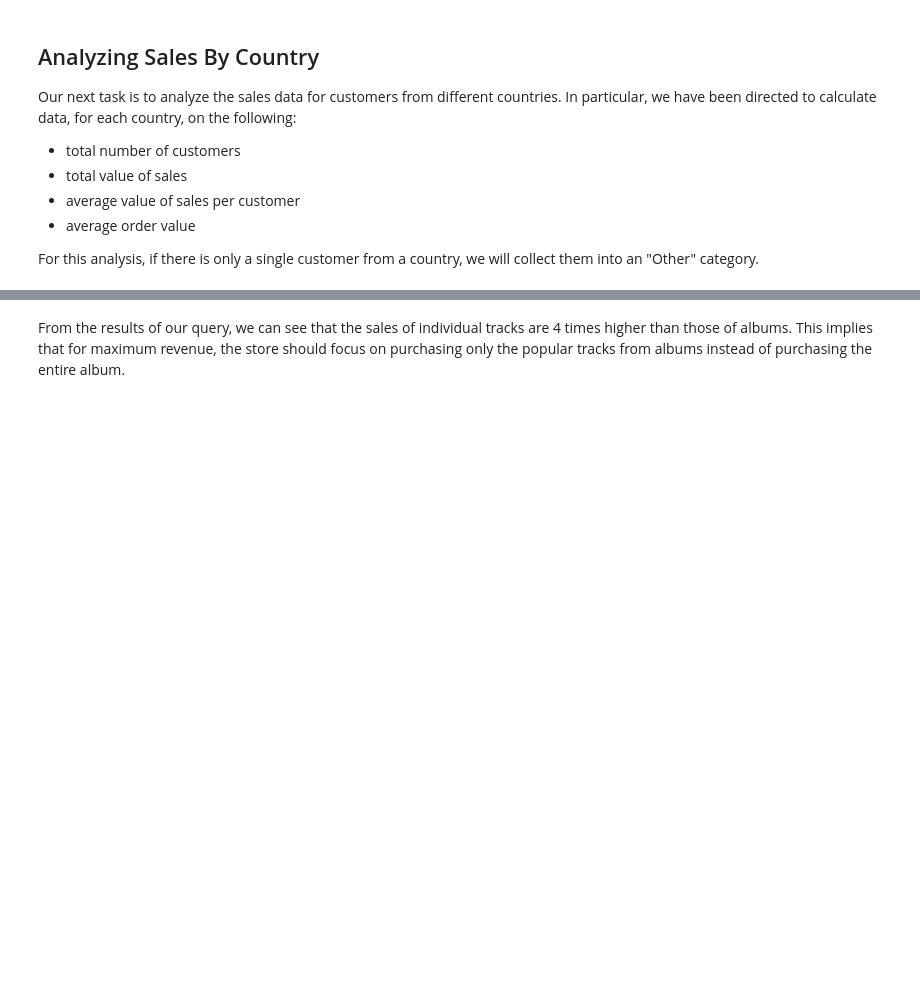
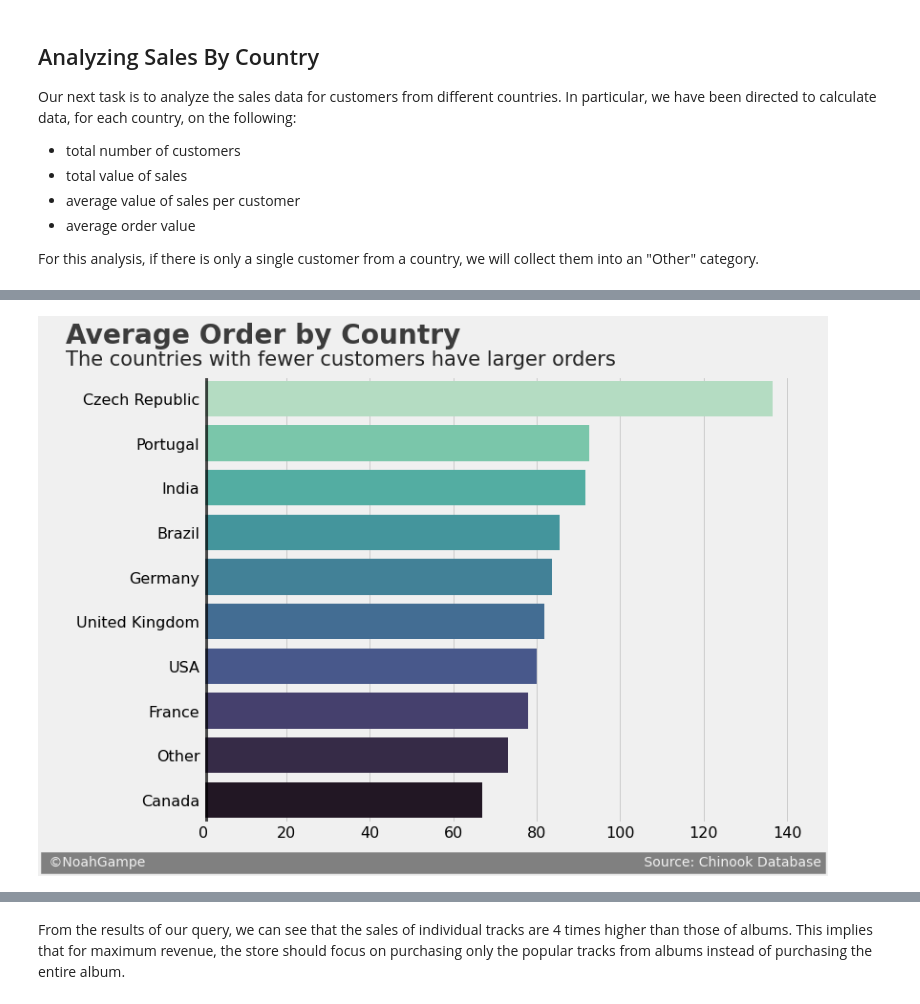
Before and after one commit to noah-kg/sql-business-analysis, a Jupyter notebook: Using SQL for Business Analysis.ipynb, the cells around one changed output, grey strips where cells are left out. Cells and saved outputs as stored; diff of their text form; code cells hidden in the pictures; blank space fills up the shorter version.

```diff
--- a/Using SQL for Business Analysis.ipynb
+++ b/Using SQL for Business Analysis.ipynb
@@ -120,12 +121,12 @@ ORDER BY 2 DESC;
 conn = sqlite3.connect('chinook.db')
 genre_df = pd.read_sql_query(query, conn)
 
-def plot_genre(df, col, title, sub, orient='h'):
+def plot_dist(df, col1, col2, title, sub, orient='h'):
     #figure setup
     fig = plt.figure(figsize=(10,8))
 
     #plot
-    ax = sns.barplot(data=df, x=col, y='genre', orient=orient, palette='mako_r')
+    ax = sns.barplot(data=df, x=col1, y=col2, orient=orient, palette='mako_r')
 
     #lines, limits, and labels
     ax.axvline(x=0, color='black', linewidth=10, alpha=.7)
@@ -330 +376,8 @@ ORDER BY sort ASC, 3 DESC;
+# %%
+title = 'Average Order by Country'
+sub = 'The countries with fewer customers have larger orders'
+country_order = country_sales.sort_values('avg_order', ascending=False)
+plot_dist(country_order, 'avg_order', 'country', title, sub)
+# %% [output]
+[figure, added]
 # %% [markdown]
```
Also changed, not shown: parts of 23 cells of this notebook.
